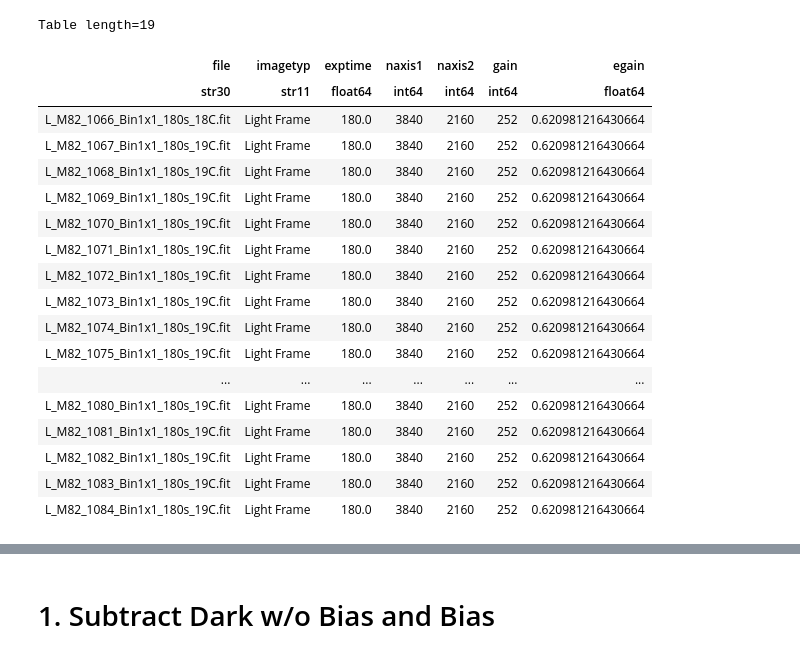
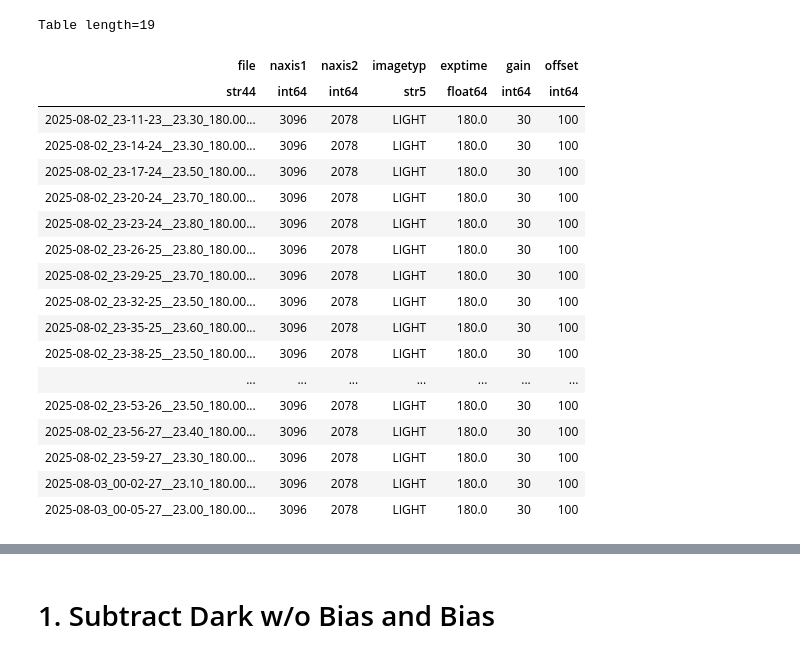
Before and after one commit to kybik0606/Digital-processing-of-astronomical-images-using-astronomical-libraries-for-Python, a Jupyter notebook: My-astro-project/notebooks/04-lights-images.ipynb, the cells around one changed output, grey strips where cells are left out. Cells and saved outputs as stored; diff of their text form; code cells hidden in the pictures.

```diff
--- a/My-astro-project/notebooks/04-lights-images.ipynb
+++ b/My-astro-project/notebooks/04-lights-images.ipynb
@@ -34,27 +34,27 @@ else:
     warnings.simplefilter('default', VerifyWarning)
     logging.getLogger('astropy').setLevel(logging.INFO)
 # %%
-files = ccdp.ImageFileCollection('../data/lights')
-files.summary['file', 'imagetyp', 'exptime', 'naxis1', 'naxis2', 'gain', 'egain']
+files = ccdp.ImageFileCollection(r'..\data\M63\lights')
+files.summary['file', 'naxis1', 'naxis2', 'imagetyp', 'exptime', 'gain', 'offset']
 # %% [output]
 Table length=19
-| file | imagetyp | exptime | naxis1 | naxis2 | gain | egain |
-| str30 | str11 | float64 | int64 | int64 | int64 | float64 |
-| L_M82_1066_Bin1x1_180s_18C.fit | Light Frame | 180.0 | 3840 | 2160 | 252 | 0.620981216430664 |
-| L_M82_1067_Bin1x1_180s_19C.fit | Light Frame | 180.0 | 3840 | 2160 | 252 | 0.620981216430664 |
-| L_M82_1068_Bin1x1_180s_19C.fit | Light Frame | 180.0 | 3840 | 2160 | 252 | 0.620981216430664 |
-| L_M82_1069_Bin1x1_180s_19C.fit | Light Frame | 180.0 | 3840 | 2160 | 252 | 0.620981216430664 |
-| L_M82_1070_Bin1x1_180s_19C.fit | Light Frame | 180.0 | 3840 | 2160 | 252 | 0.620981216430664 |
-| L_M82_1071_Bin1x1_180s_19C.fit | Light Frame | 180.0 | 3840 | 2160 | 252 | 0.620981216430664 |
-| L_M82_1072_Bin1x1_180s_19C.fit | Light Frame | 180.0 | 3840 | 2160 | 252 | 0.620981216430664 |
-| L_M82_1073_Bin1x1_180s_19C.fit | Light Frame | 180.0 | 3840 | 2160 | 252 | 0.620981216430664 |
-| L_M82_1074_Bin1x1_180s_19C.fit | Light Frame | 180.0 | 3840 | 2160 | 252 | 0.620981216430664 |
-| L_M82_1075_Bin1x1_180s_19C.fit | Light Frame | 180.0 | 3840 | 2160 | 252 | 0.620981216430664 |
+| file | naxis1 | naxis2 | imagetyp | exptime | gain | offset |
+| str44 | int64 | int64 | str5 | float64 | int64 | int64 |
+| 2025-08-02_23-11-23__23.30_180.00... | 3096 | 2078 | LIGHT | 180.0 | 30 | 100 |
+| 2025-08-02_23-14-24__23.30_180.00... | 3096 | 2078 | LIGHT | 180.0 | 30 | 100 |
+| 2025-08-02_23-17-24__23.50_180.00... | 3096 | 2078 | LIGHT | 180.0 | 30 | 100 |
+| 2025-08-02_23-20-24__23.70_180.00... | 3096 | 2078 | LIGHT | 180.0 | 30 | 100 |
+| 2025-08-02_23-23-24__23.80_180.00... | 3096 | 2078 | LIGHT | 180.0 | 30 | 100 |
+| 2025-08-02_23-26-25__23.80_180.00... | 3096 | 2078 | LIGHT | 180.0 | 30 | 100 |
+| 2025-08-02_23-29-25__23.70_180.00... | 3096 | 2078 | LIGHT | 180.0 | 30 | 100 |
+| 2025-08-02_23-32-25__23.50_180.00... | 3096 | 2078 | LIGHT | 180.0 | 30 | 100 |
+| 2025-08-02_23-35-25__23.60_180.00... | 3096 | 2078 | LIGHT | 180.0 | 30 | 100 |
+| 2025-08-02_23-38-25__23.50_180.00... | 3096 | 2078 | LIGHT | 180.0 | 30 | 100 |
 | ... | ... | ... | ... | ... | ... | ... |
-| L_M82_1080_Bin1x1_180s_19C.fit | Light Frame | 180.0 | 3840 | 2160 | 252 | 0.620981216430664 |
-| L_M82_1081_Bin1x1_180s_19C.fit | Light Frame | 180.0 | 3840 | 2160 | 252 | 0.620981216430664 |
-| L_M82_1082_Bin1x1_180s_19C.fit | Light Frame | 180.0 | 3840 | 2160 | 252 | 0.620981216430664 |
-| L_M82_1083_Bin1x1_180s_19C.fit | Light Frame | 180.0 | 3840 | 2160 | 252 | 0.620981216430664 |
-| L_M82_1084_Bin1x1_180s_19C.fit | Light Frame | 180.0 | 3840 | 2160 | 252 | 0.620981216430664 |
+| 2025-08-02_23-53-26__23.50_180.00... | 3096 | 2078 | LIGHT | 180.0 | 30 | 100 |
+| 2025-08-02_23-56-27__23.40_180.00... | 3096 | 2078 | LIGHT | 180.0 | 30 | 100 |
+| 2025-08-02_23-59-27__23.30_180.00... | 3096 | 2078 | LIGHT | 180.0 | 30 | 100 |
+| 2025-08-03_00-02-27__23.10_180.00... | 3096 | 2078 | LIGHT | 180.0 | 30 | 100 |
+| 2025-08-03_00-05-27__23.00_180.00... | 3096 | 2078 | LIGHT | 180.0 | 30 | 100 |
 # %%
 #копируем файлы из папки data_NGC6888 в папку reduced
```
Also changed, not shown: parts of 10 cells of this notebook, 34 other files.
